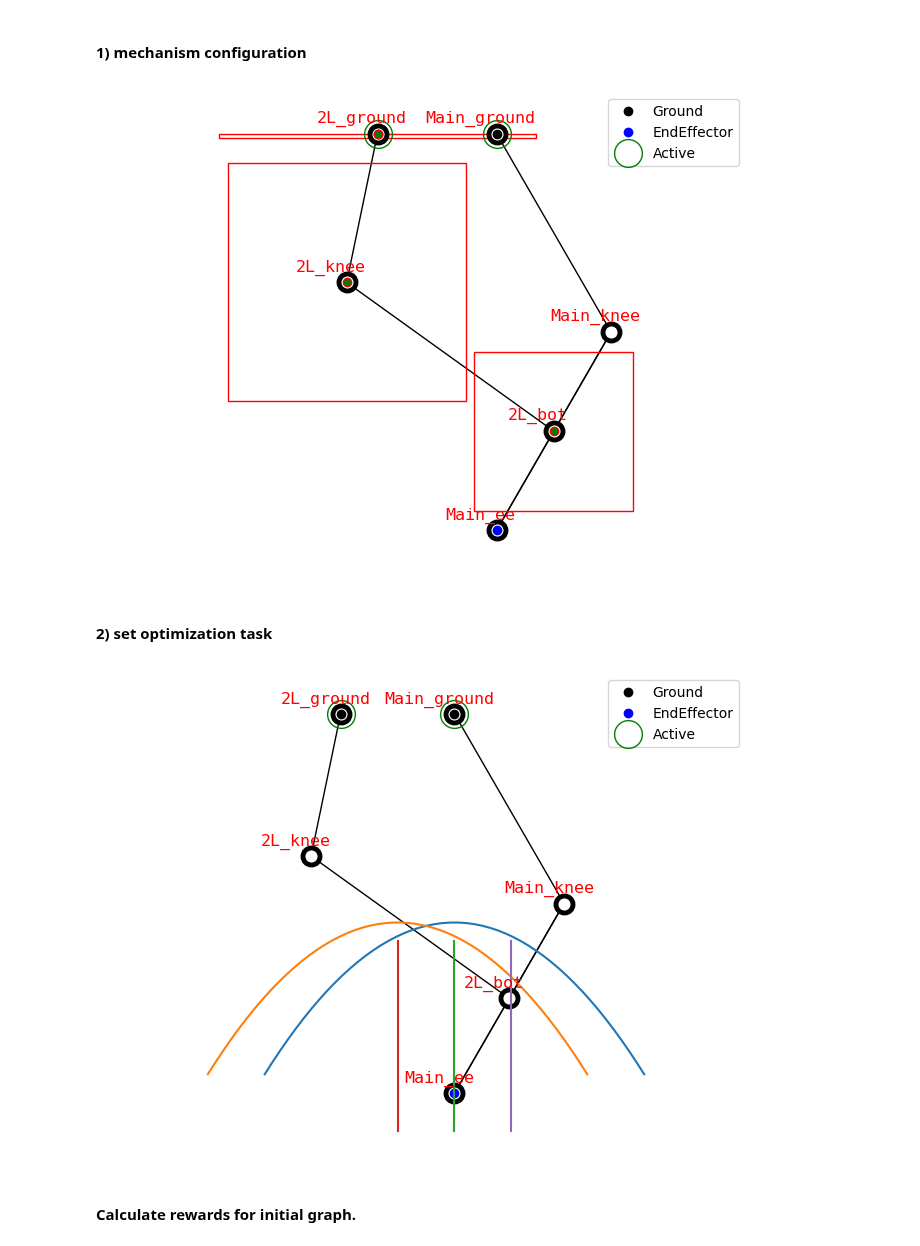
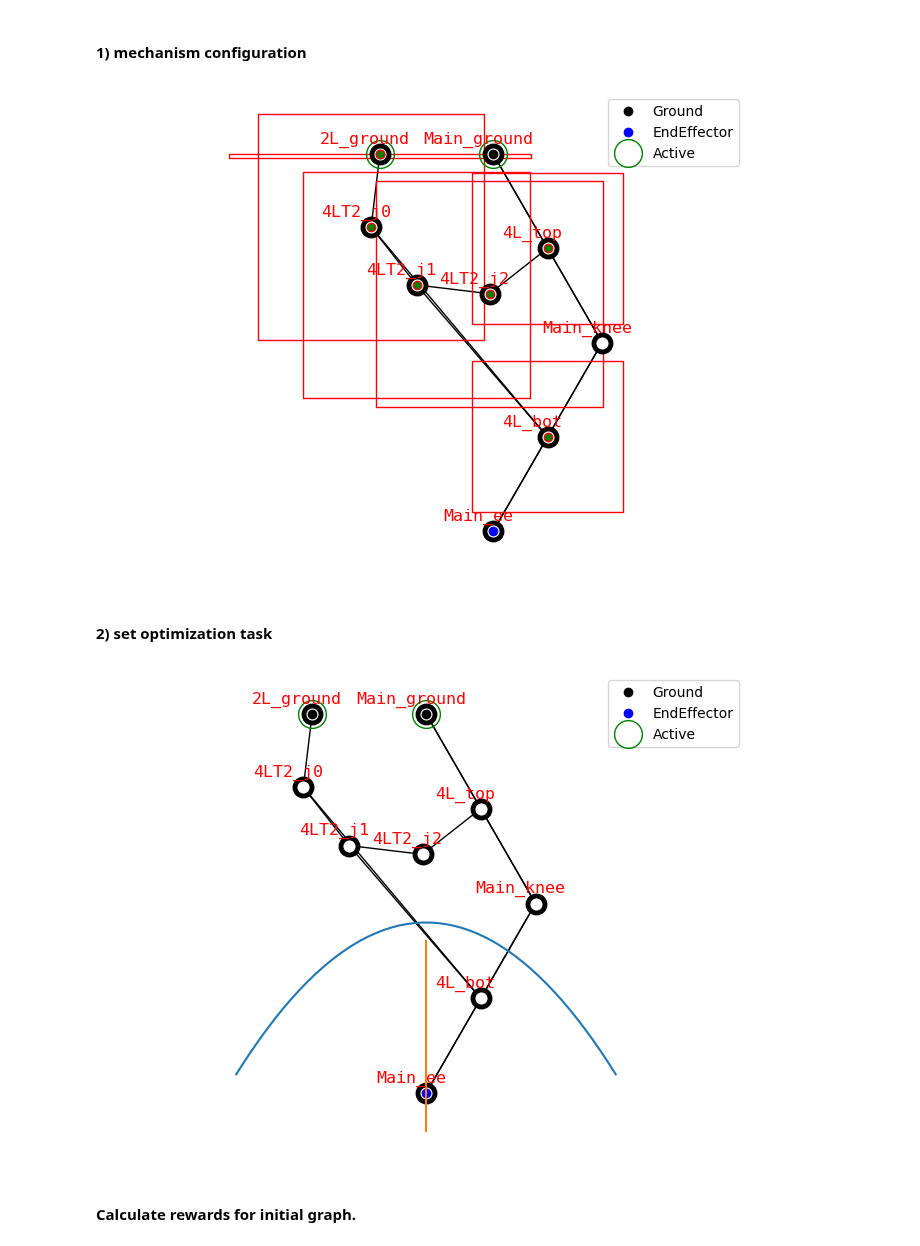
Before and after one commit to LicAiBeerLab/auto-robotics-design, a Jupyter notebook: apps/optimize/single_topology_optimization.ipynb, the cells around one changed output. Cells and saved outputs as stored; diff of their text form; code cells hidden in the pictures.

```diff
--- a/apps/optimize/single_topology_optimization.ipynb
+++ b/apps/optimize/single_topology_optimization.ipynb
@@ -30,22 +30,18 @@ from auto_robot_design.description.builder import ParametrizedBuilder, DetailedU
 # %% [markdown]
 #### 1) mechanism configuration
 # %%
-
-
-
 generator = TwoLinkGenerator()
 all_graphs = generator.get_standard_set(shift=0.3)
-graph, constrain_dict = all_graphs[0]
+graph, constrain_dict = all_graphs[4]
 
-#actuator = TMotor_AK10_9()
-actuator = MyActuator_RMD_MT_RH_17_100_N()
+actuator = TMotor_AK10_9()
 thickness = 0.04
 builder = ParametrizedBuilder(DetailedURDFCreatorFixedEE, size_ground=np.array(
     [thickness*5, thickness*10, thickness*2]), actuator=actuator,thickness=thickness)
 draw_joint_point(graph)
 visualize_constrains(graph, constrain_dict)
 # %% [output]
-[figure, old version]
+[figure, new version]
 # %% [markdown]
 #### 2) set optimization task
 # %%
@@ -77,17 +73,19 @@ dict_point_criteria = {
 crag = CriteriaAggregator(dict_point_criteria, dict_trajectory_criteria)
 
 # set the rewards and weights for the optimization task
-rewards_step = [(PositioningReward(pos_error_key="POS_ERR"), 1), (AccelerationCapability(manipulability_key='Manip_Jacobian',
-            trajectory_key="traj_6d", error_key="error", actuated_mass_key="Actuated_Mass"), 1)]
+acceleration_capability = AccelerationCapability(manipulability_key='Manip_Jacobian',
+            trajectory_key="traj_6d", error_key="error", actuated_mass_key="Actuated_Mass")
+rewards_step = [(PositioningReward(pos_error_key="POS_ERR"), 1), (acceleration_capability, 1)]
 
 step_trajectories = [ground_symmetric_step,left_shift_step,right_shift_step]
-step_trajectories = [ground_symmetric_step, left_shift_step]
+step_trajectories = [ground_symmetric_step]
 
+heavy_lifting = HeavyLiftingReward(manipulability_key='Manip_Jacobian', trajectory_key="traj_6d", error_key="error", mass_key="MASS")
 rewards_vertical = [(PositioningReward(pos_error_key="POS_ERR"), 1),
-           (HeavyLiftingReward(manipulability_key='Manip_Jacobian',
-            trajectory_key="traj_6d", error_key="error", mass_key="MASS"), 1)]
+           (heavy_lifting, 1)]
 
 vertical_trajectories = [central_vertical, left_vertical, right_vertical]
+vertical_trajectories = [central_vertical]
 
 rewards_and_trajectories = [(rewards_step, step_trajectories),(rewards_vertical, vertical_trajectories)]
 
@@ -98,7 +96,7 @@ for _, trajectories in rewards_and_trajectories:
     for trajectory in trajectories:
         plt.plot(trajectory[:,0],trajectory[:,2])
 # %% [output]
-[figure, old version]
+[figure, new version]
 # %% [markdown]
 #### Calculate rewards for initial graph.
 # %%
```
Also changed, not shown: parts of 12 cells of this notebook.
